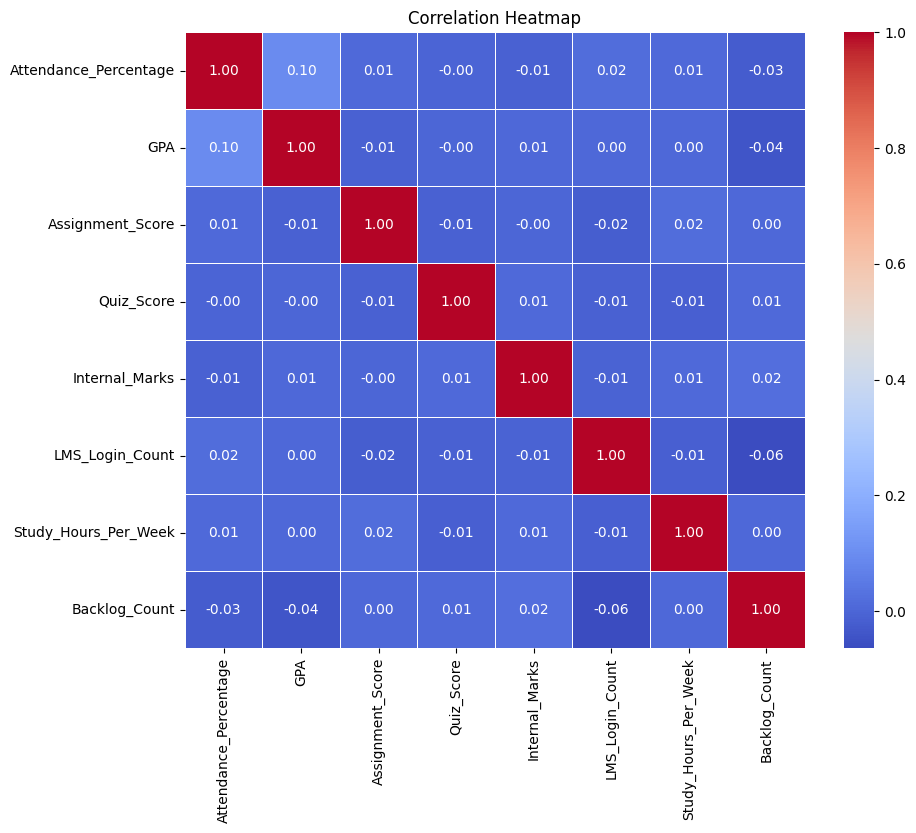
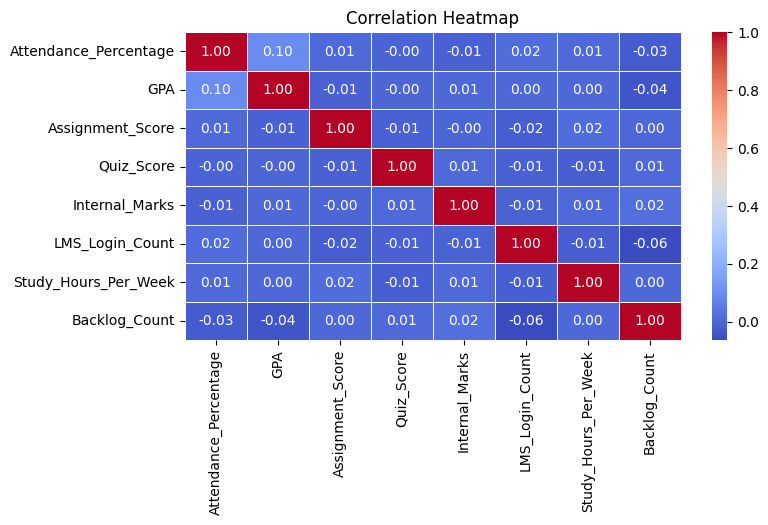
The change to this notebook cell's code, shown as a diff; its figure went from the first image to the second:
--- before
+++ after
@@ -9,6 +9,6 @@
     'Backlog_Count'
 ]
-
-plt.figure(figsize=(10,8))
+        
+plt.figure(figsize=(8,4))
 
 sns.heatmap(

Commit: Completed Day 4 Performance Analysis